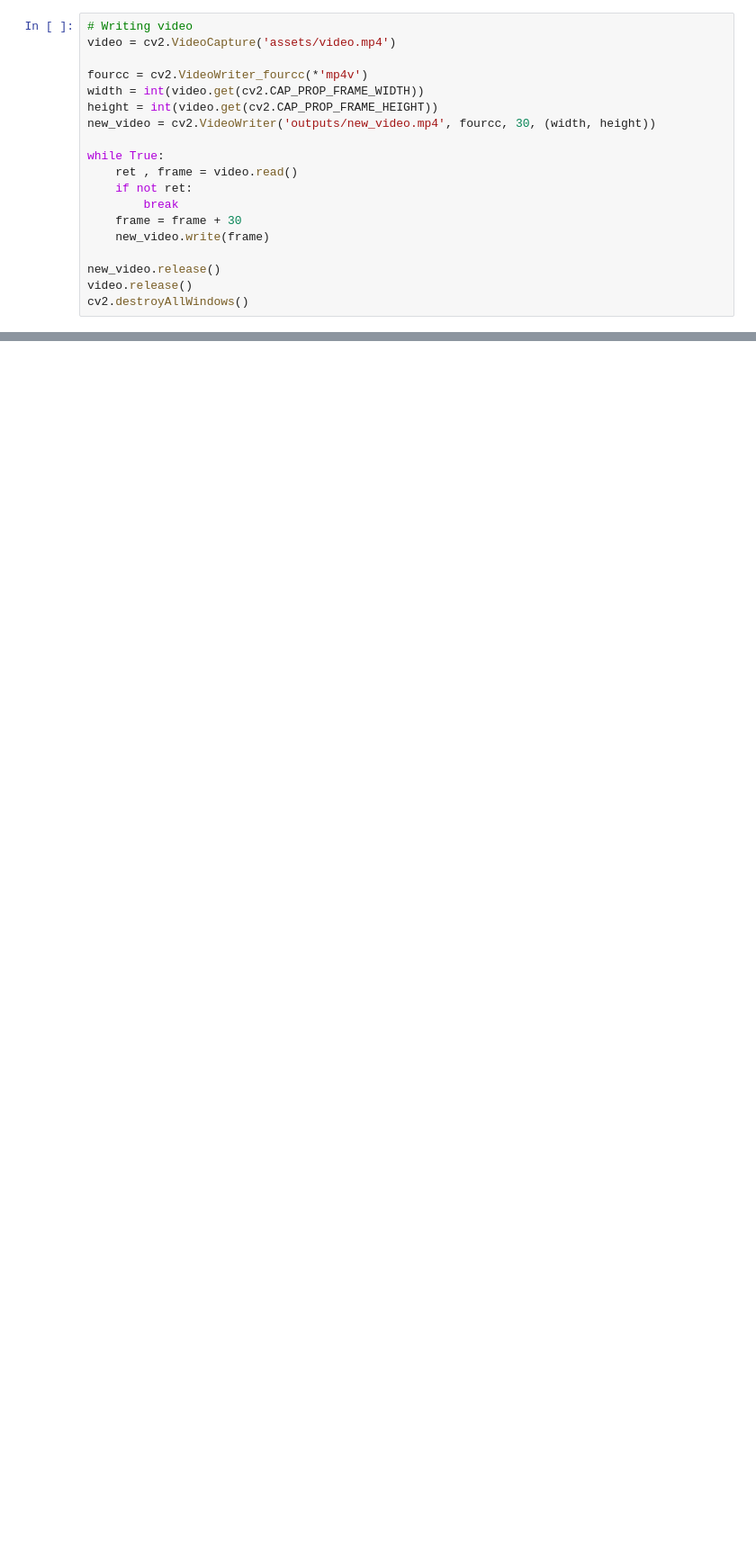
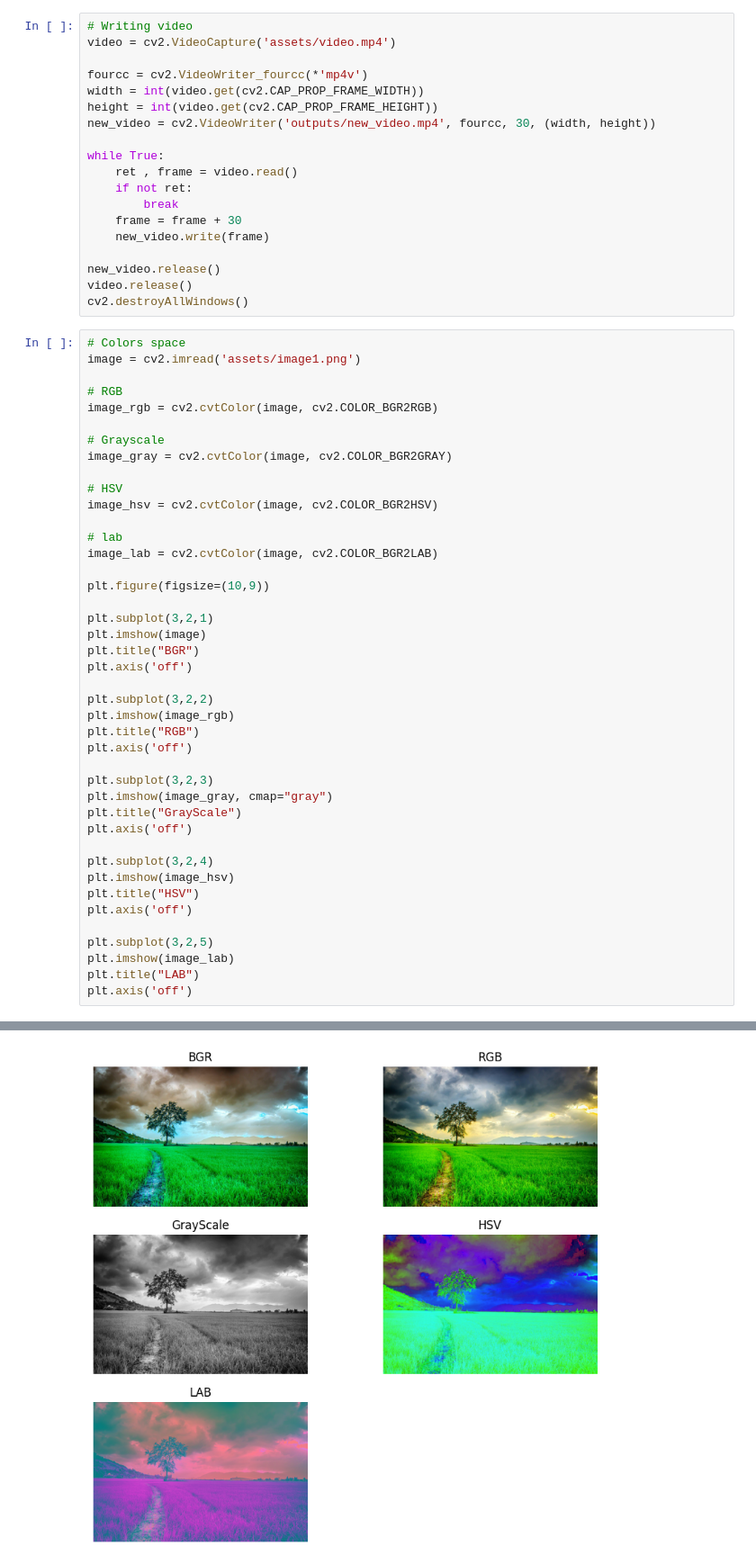
Before and after one commit to Hassan-essoufi/competitive-programming-journey, a Jupyter notebook: Opencv/tutorial.ipynb, the cells around one changed output, grey strips where cells are left out. Shown at 90% size. Saved outputs shown, nothing was run; the diff lists cells and outputs as text; blank space fills up the shorter version.

```diff
--- a/Opencv/tutorial.ipynb
+++ b/Opencv/tutorial.ipynb
@@ -49,3 +49,46 @@ while True:
 new_video.release()
 video.release()
 cv2.destroyAllWindows()
+# %%
+# Colors space
+image = cv2.imread('assets/image1.png')
+
+# RGB
+image_rgb = cv2.cvtColor(image, cv2.COLOR_BGR2RGB)
+
+# Grayscale
+image_gray = cv2.cvtColor(image, cv2.COLOR_BGR2GRAY)
+
+# HSV
+image_hsv = cv2.cvtColor(image, cv2.COLOR_BGR2HSV)
+
+# lab
+image_lab = cv2.cvtColor(image, cv2.COLOR_BGR2LAB)
+
+plt.figure(figsize=(10,9))
+
+plt.subplot(3,2,1)
+plt.imshow(image)
+plt.title("BGR")
+plt.axis('off')
+
+plt.subplot(3,2,2)
+plt.imshow(image_rgb)
+plt.title("RGB")
+plt.axis('off')
+
+plt.subplot(3,2,3)
+plt.imshow(image_gray, cmap="gray")
+plt.title("GrayScale")
+plt.axis('off')
+
+plt.subplot(3,2,4)
+plt.imshow(image_hsv)
+plt.title("HSV")
+plt.axis('off')
+
+plt.subplot(3,2,5)
+plt.imshow(image_lab)
+plt.title("LAB")
+plt.axis('off')
+# %% [output]
@@ -51,0 +96 @@ cv2.destroyAllWindows()
+[figure, added]
```
Also changed, not shown: parts of 6 cells of this notebook.
